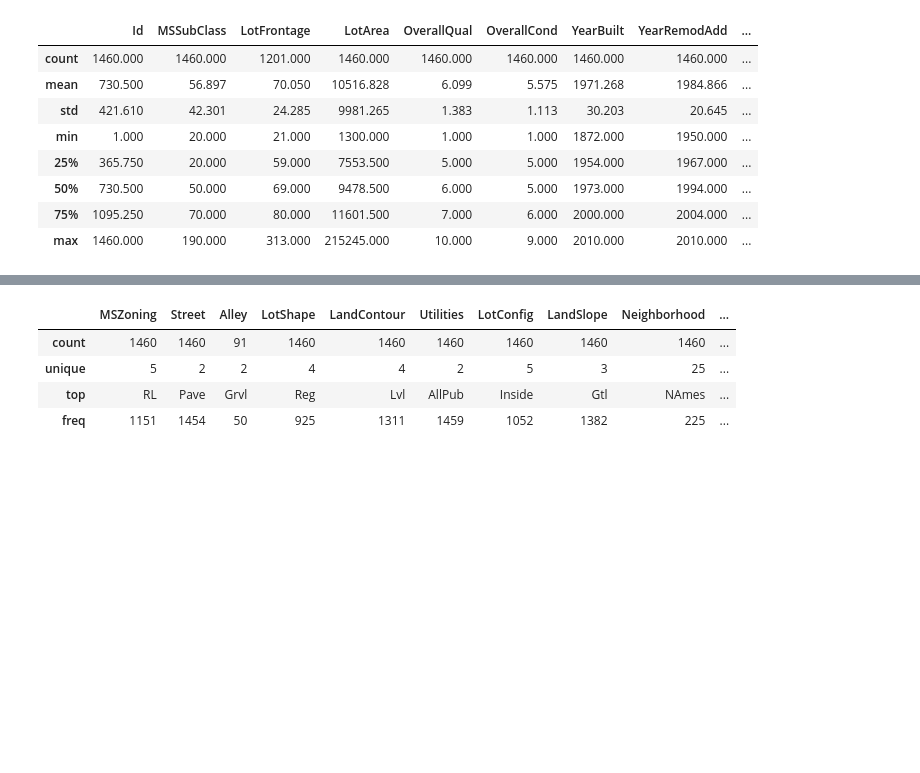
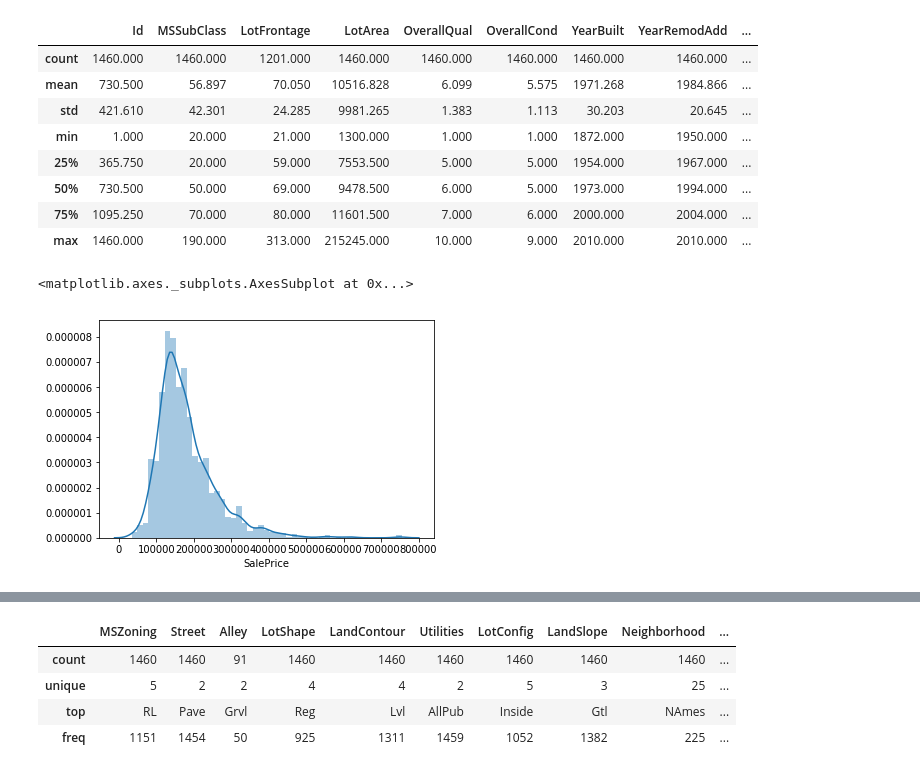
Before and after one commit to StevenDalderop/Ames-Housing-Dataset, a Jupyter notebook: Ames Housing Dataset.ipynb, the cells around one changed output, grey strips where cells are left out. Cells and saved outputs as stored; diff of their text form; code cells hidden in the pictures; blank space fills up the shorter version.

```diff
--- a/Ames Housing Dataset.ipynb
+++ b/Ames Housing Dataset.ipynb
@@ -51,3 +51,8 @@ train.describe()
 | 50% | 730.500 | 50.000 | 69.000 | 9478.500 | 6.000 | 5.000 | 1973.000 | 1994.000 | ... |
 | 75% | 1095.250 | 70.000 | 80.000 | 11601.500 | 7.000 | 6.000 | 2000.000 | 2004.000 | ... |
 | max | 1460.000 | 190.000 | 313.000 | 215245.000 | 10.000 | 9.000 | 2010.000 | 2010.000 | ... |
+# %%
+sns.distplot(train["SalePrice"])
+# %% [output]
+<matplotlib.axes._subplots.AxesSubplot at 0x...>
+[figure, added]
```
Also changed, not shown: parts of 17 cells of this notebook.
